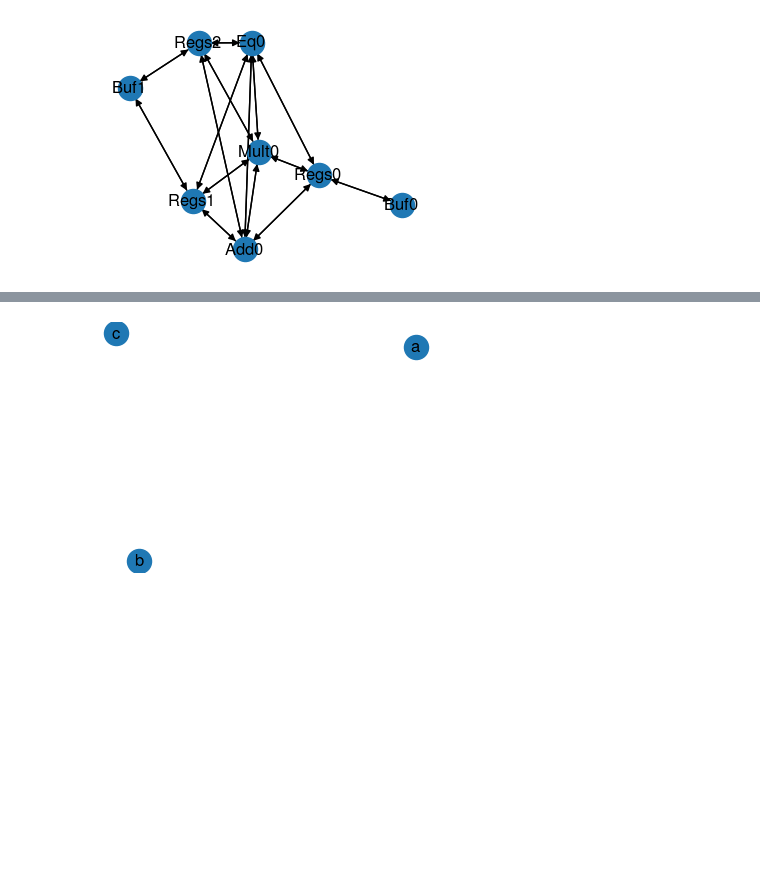
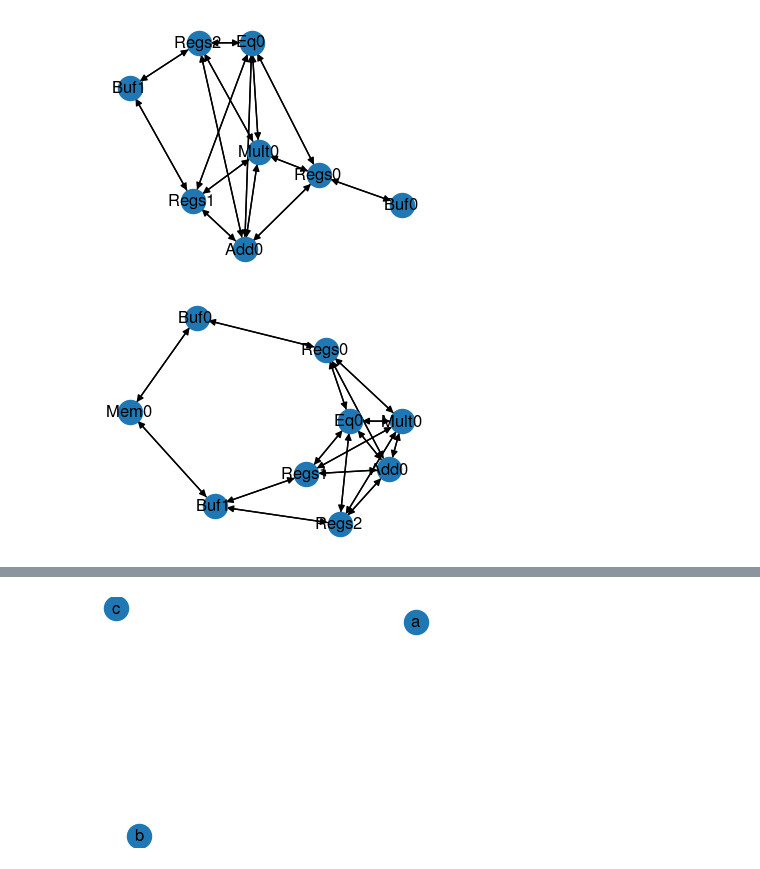
Before and after one commit to tathagatasrimani/codesign, a Jupyter notebook: src/vamshi_misc_tests.ipynb, the cells around one changed output, grey strips where cells are left out. Cells and saved outputs as stored; diff of their text form; code cells hidden in the pictures; blank space fills up the shorter version.

Commit message:
moved memory module into hw.netlist.mem node

```diff
--- a/src/vamshi_misc_tests.ipynb
+++ b/src/vamshi_misc_tests.ipynb
@@ -1238,10 +1238,30 @@ plt.show()
 # %% [output]
 [figure]
 # %%
-test.add_nodes_from({'Buf0': {'type': 'mem', 'function': 'Buf', 'in_use': False, 'idx': 0}, 'Buf1': {'type': 'mem', 'function': 'Buf', 'in_use': False, 'idx': 1}})
+test.add_nodes_from([('Buf0', {'type': 'mem', 'function': 'Buf', 'in_use': False, 'size': 0, 'idx': 0}), ('Buf1', {'type': 'mem', 'function': 'Buf', 'in_use': False, 'size':0, 'idx': 1})])
 test.add_edges_from([('Buf0', 'Regs0'), ('Regs0', 'Buf0'), ('Buf1', 'Regs1'), ('Regs1', 'Buf1'), ('Regs2', 'Buf1'), ('Buf1', 'Regs2')])
 # %%
 nx.draw(test, with_labels=True)
 plt.show()
 # %% [output]
 [figure]
+# %%
+test.add_nodes_from(
+    [(
+        "Mem0", {"type": "mem", "function": "MainMem", "in_use": False, "idx": 0, 'size':256},
+        # "Buf1": {"type": "mem", "function": "Buf", "in_use": False, "idx": 1},
+    )]
+)
+test.add_edges_from(
+    [
+        ("Buf0", "Mem0"),
+        ("Mem0", "Buf0"),
+        ("Buf1", "Mem0"),
+        ("Mem0", "Buf1"),
+    ]
+)
+
+nx.draw(test, with_labels=True)
+plt.show()
+# %% [output]
+[figure, added]
```
Also changed, not shown: parts of 4 cells of this notebook, 11 other files.
